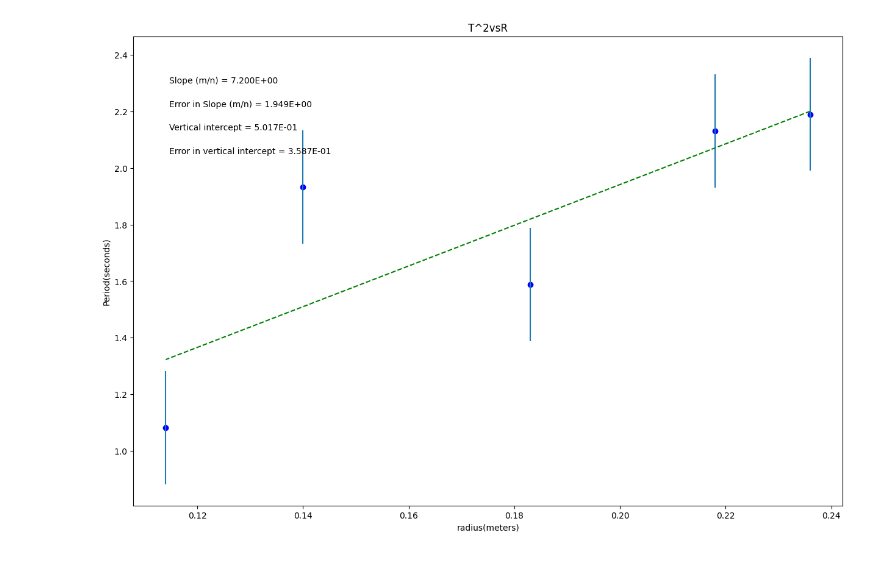
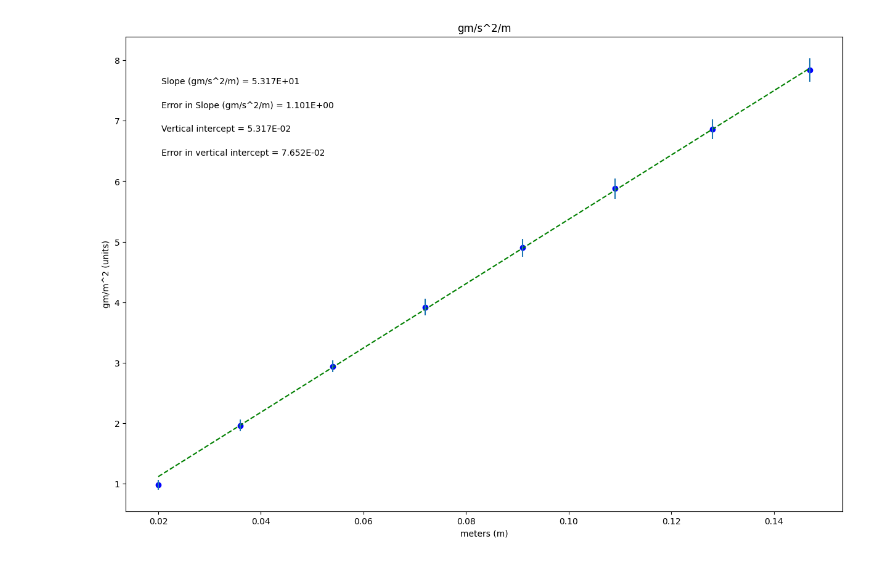
Before and after one commit to cs228130/physics-lab-plot, a Jupyter notebook: PHSXlab_plotting_template.ipynb, the cells around one changed output. Cells and saved outputs as stored; diff of their text form; code cells hidden in the pictures.

```diff
--- a/PHSXlab_plotting_template.ipynb
+++ b/PHSXlab_plotting_template.ipynb
@@ -19,28 +19,28 @@ import matplotlib.pyplot as plt
 #variable names should start with a letter and must contain only letters, numbers, and underscores
 
 
-radius = np.array([.236, .218, .183, .140, 0.114])
+height_m = np.array([.02, .036, .054, .072, .091, .109, .128, .147])
 
-period = np.array([2.1904, 2.1316, 1.5878, 1.9324, 1.0816])
+Fhx = np.array([.980, 1.960, 2.940, 3.920, 4.900, 5.880, 6.860, 7.840])
 
-period_uncertainty = np.array([0.2, 0.2, 0.2, 0.2, 0.2])
+err_Fhx = np.array([.0784, .098, .098, .1372, .147, .1666, .1666, .196])
 
 
 
 #Re-assign variables as x, y, dy so that the remaining plotting code may remain generic
 #UPDATE VARIABLE NAMES (ON RHS OF EACH EQUAL SIGN) TO MATCH VARIABLE NAMES FOR DATA ABOVE
 
-x = radius             #this should be the array you want to plot on the x axis
-y = period             #this should be the array you want to plot on the y axis
-dy = period_uncertainty        #this should be your error in y array
+x = height_m             #this should be the array you want to plot on the x axis
+y = Fhx             #this should be the array you want to plot on the y axis
+dy = err_Fhx        #this should be your error in y array
 
 
 #UPDATE EACH OF THESE 4 STRINGS FOR YOUR PLOT LABELS AS YOU WANT THEM TO APPEAR
 
-plot_title= 'T^2vsR'
-x_label= 'radius(meters)'
-y_label= 'Period(seconds)'
-slope_units= 'm/n'
+plot_title= 'gm/s^2/m'
+x_label= 'meters (m)'
+y_label= 'gm/m^2 (units)'
+slope_units= 'gm/s^2/m'
 
 #UPDATE ANNOTATION PLACEMENT SO IT'S OUT OF WAY OF PLOTTED DATA AND BEST FIT LINE
 #integer from 1 to 4, top R corner is 1 (counter-clockwise from there)
@@ -92,31 +92,31 @@ elif annotation_placement==3 or annotation_placement==4:
 #Don't need to change anything in this section!
 
 #Plot data on graph. Plot error bars and place values for slope,
 #error in slope, and vertical intercept (plus error) on the plot using "annotate"
 
 plt.figure(figsize=(15,10))
 
 plt.plot(x, fit, color='green', linestyle='--')
 plt.scatter(x, y, color='blue', marker='o')
 
 plt.xlabel(x_label)
 plt.ylabel(y_label)
 plt.title(plot_title)
 
 plt.errorbar(x, y, yerr=dy, xerr=None, fmt="none") #don't need to plot x error bars
 
 plt.annotate('Slope ({}) = {value:.{digits}E}'.format(slope_units,value=m, digits=3),
              (xpos, ypos[0]), xycoords='axes fraction')
 
 plt.annotate('Error in Slope ({}) = {value:.{digits}E}'.format(slope_units,value=dm, digits=3),
              (xpos, ypos[1]), xycoords='axes fraction')
 
 plt.annotate('Vertical intercept = {value:.{digits}E}'.format(value=b, digits=3),
              (xpos, ypos[2]), xycoords='axes fraction')
 
 plt.annotate('Error in vertical intercept = {value:.{digits}E}'.format(value=db, digits=3),
              (xpos, ypos[3]), xycoords='axes fraction')
 
 plt.show()
 # %% [output]
-[figure, old version]
+[figure, new version]
```
